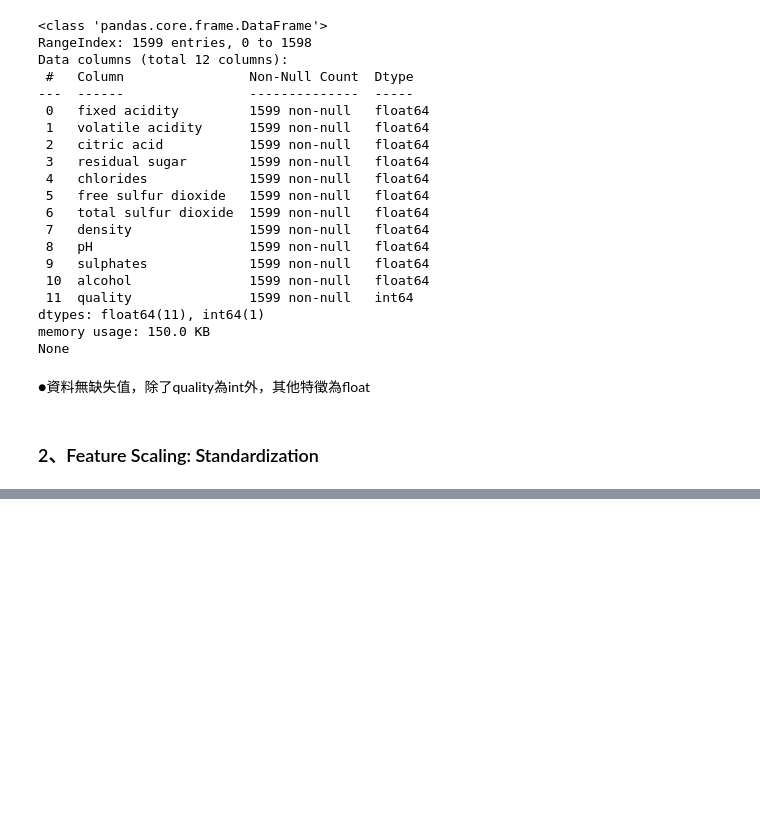
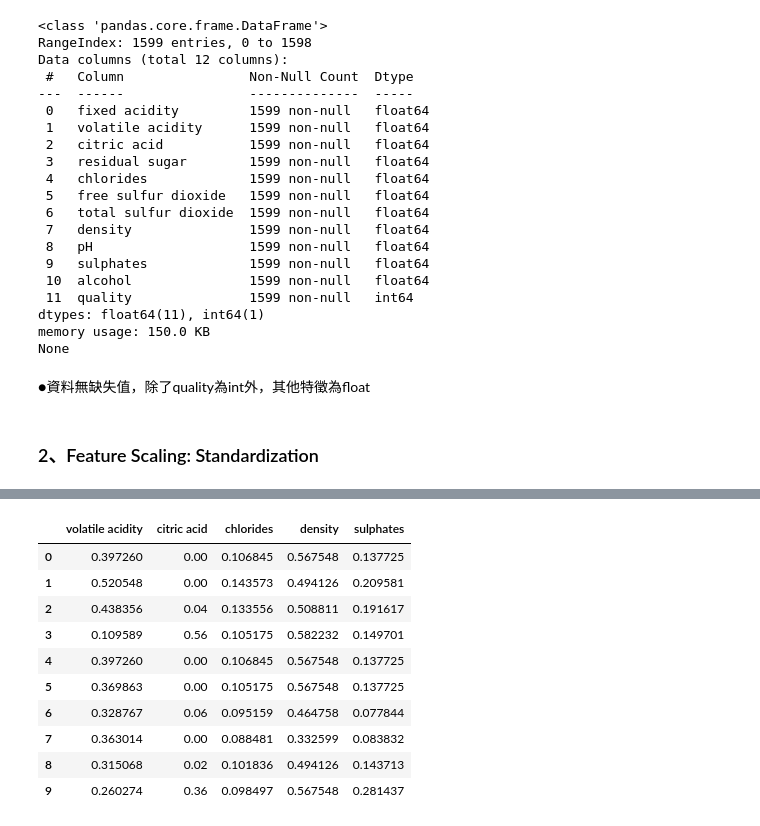
Before and after one commit to jinrumiao/Prediction-of-quality-of-Wine, a Jupyter notebook: 專題實作_02：紅酒品質預測.ipynb, the cells around one changed output, grey strips where cells are left out. Cells and saved outputs as stored; diff of their text form; code cells hidden in the pictures; blank space fills up the shorter version.

```diff
--- a/專題實作_02：紅酒品質預測.ipynb
+++ b/專題實作_02：紅酒品質預測.ipynb
@@ -236 +256,22 @@ df_train.head(10)
+# %%
+minmax_columns = ["volatile acidity", "citric acid", "chlorides", "density", "sulphates"]  # 選擇標準差小於1的特徵
+
+minmax_sc = MinMaxScaler(feature_range=(0, 1))
+
+df_minmax_scaled = minmax_sc.fit_transform(df_[minmax_columns])
+
+df_minmax = pd.DataFrame(df_minmax_scaled, columns=minmax_columns)
+df_minmax.head(10)
+# %% [output]
+|  | volatile acidity | citric acid | chlorides | density | sulphates |
+| 0 | 0.397260 | 0.00 | 0.106845 | 0.567548 | 0.137725 |
+| 1 | 0.520548 | 0.00 | 0.143573 | 0.494126 | 0.209581 |
+| 2 | 0.438356 | 0.04 | 0.133556 | 0.508811 | 0.191617 |
+| 3 | 0.109589 | 0.56 | 0.105175 | 0.582232 | 0.149701 |
+| 4 | 0.397260 | 0.00 | 0.106845 | 0.567548 | 0.137725 |
+| 5 | 0.369863 | 0.00 | 0.105175 | 0.567548 | 0.137725 |
+| 6 | 0.328767 | 0.06 | 0.095159 | 0.464758 | 0.077844 |
+| 7 | 0.363014 | 0.00 | 0.088481 | 0.332599 | 0.083832 |
+| 8 | 0.315068 | 0.02 | 0.101836 | 0.494126 | 0.143713 |
+| 9 | 0.260274 | 0.36 | 0.098497 | 0.567548 | 0.281437 |
 # %% [markdown]
```
Also changed, not shown: parts of 12 cells of this notebook.
